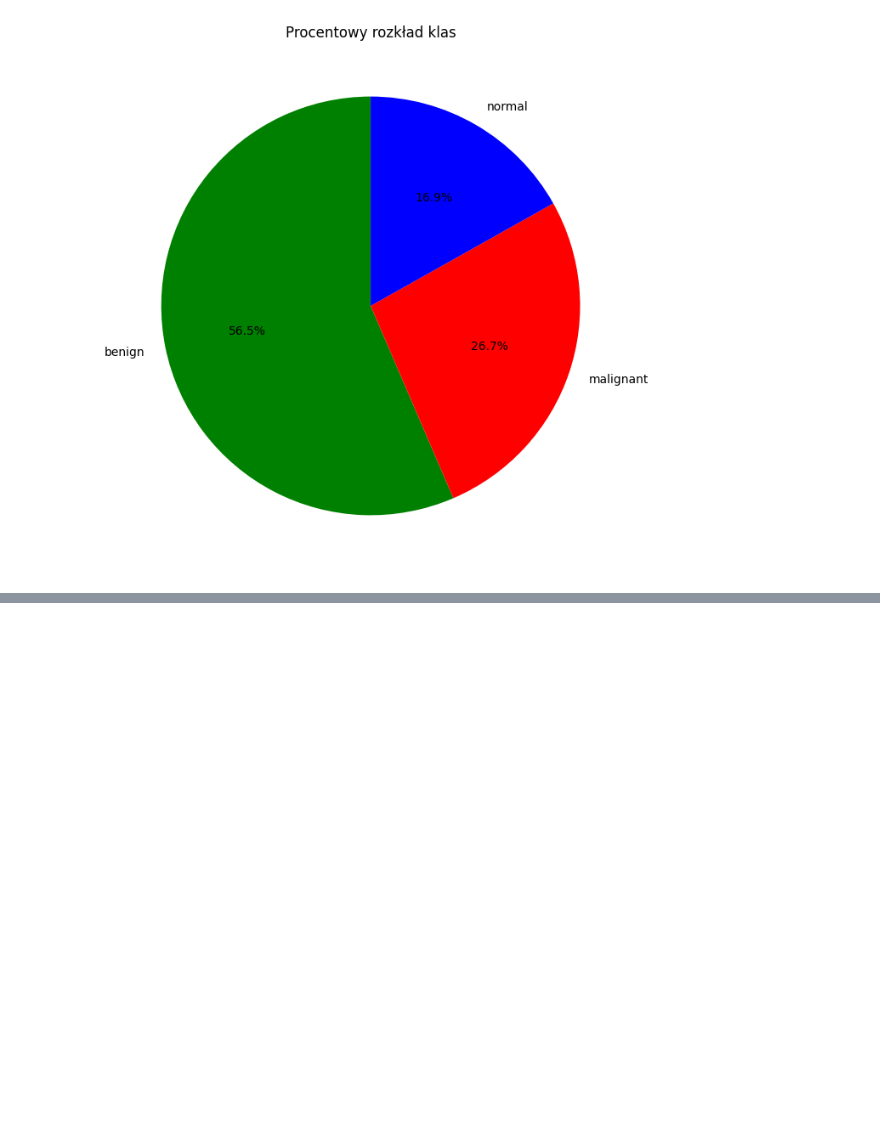
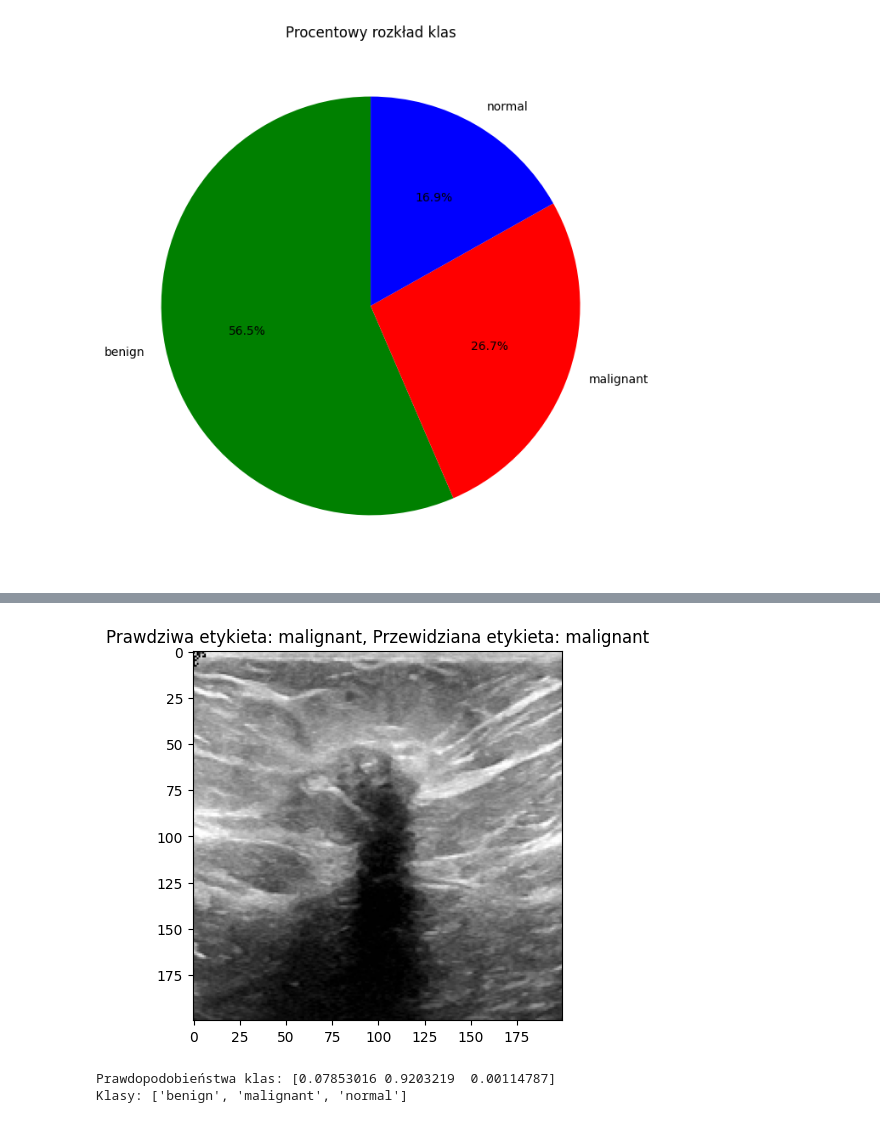
Before and after one commit to PioDru/colab, a Jupyter notebook: breast_usg.ipynb, the cells around one changed output, grey strips where cells are left out. Cells and saved outputs as stored; diff of their text form; code cells hidden in the pictures; blank space fills up the shorter version.

```diff
--- a/breast_usg.ipynb
+++ b/breast_usg.ipynb
@@ -464,0 +617,36 @@ roc_auc: 0.7787
+# %%
+import matplotlib.pyplot as plt
+import numpy as np
+import tensorflow as tf
+import os
+
+image_path = "/content/breast-usg/Dataset_BUSI_with_GT/malignant/malignant (90).png"  # Zastąp swoją ścieżką
+
+# Pobierz prawdziwą etykietę na podstawie ścieżki
+
+true_label = os.path.basename(os.path.dirname(image_path))
+
+print(IMG_SIZE)
+
+# Wczytaj i przetwórz obraz
+img = tf.keras.preprocessing.image.load_img(image_path, target_size=(IMG_SIZE[0], IMG_SIZE[1]))
+img_array = tf.keras.preprocessing.image.img_to_array(img)
+img_array = np.expand_dims(img_array, axis=0)  # Dodaj wymiar wsadu
+img_array = img_array / 255.0  # Normalizacja
+
+# Predykcja
+prediction = model.predict(img_array)
+predicted_class_index = np.argmax(prediction[0])
+
+# Odwrotne mapowanie indeksu klasy na nazwę klasy
+label_map_reversed = {v: k for k, v in label_map.items()}  # label_map z poprzedniego kodu
+predicted_class = label_map_reversed[str(predicted_class_index)]
+
+# Wyświetl wyniki
+plt.imshow(img)
+plt.title(f"Prawdziwa etykieta: {true_label}, Przewidziana etykieta: {predicted_class}")
+plt.show()
+
+print(f"Prawdopodobieństwa klas: {prediction[0]}")
+print(f"Klasy: {classes}")
+# %% [output]
@@ -464,0 +655,3 @@ roc_auc: 0.7787
+[figure, added]
+Prawdopodobieństwa klas: [0.07853016 0.9203219  0.00114787]
+Klasy: ['benign', 'malignant', 'normal']
```
Also changed, not shown: parts of 7 cells of this notebook.
